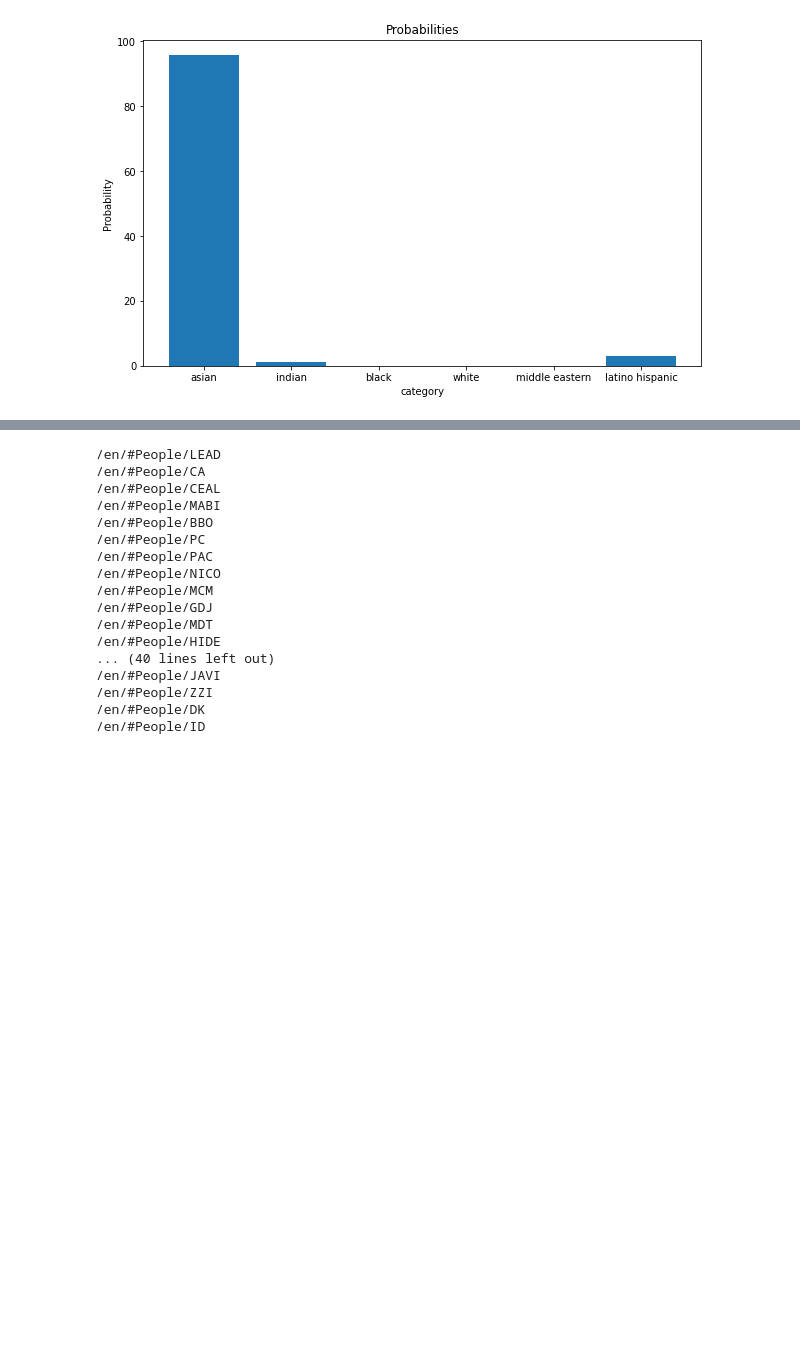
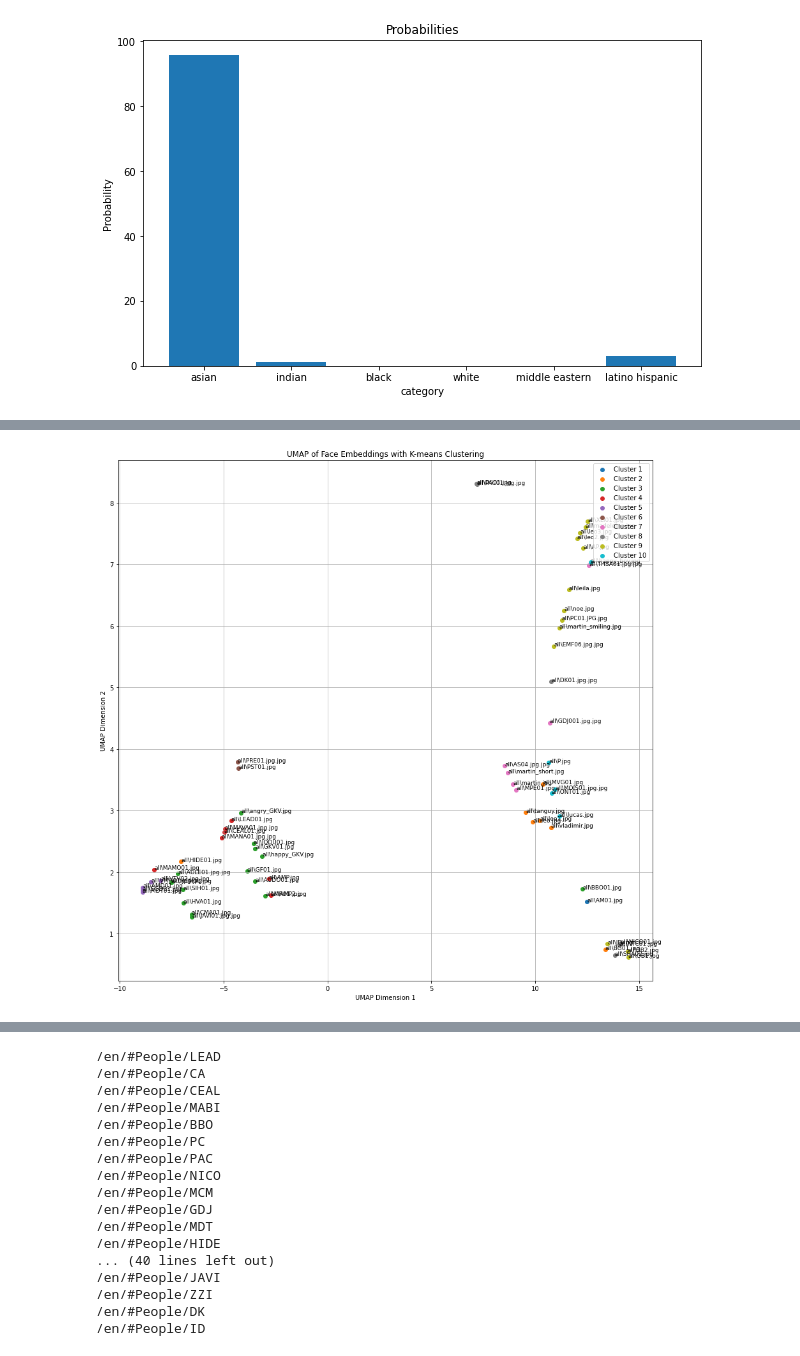
Before and after one commit to LoPezous/face_similarity, a Jupyter notebook: deep_face.ipynb, the cells around one changed output, grey strips where cells are left out. Drawn from its saved outputs; the diff is of its cells as text; code cells hidden in the pictures; blank space fills up the shorter version.

```diff
--- a/deep_face.ipynb
+++ b/deep_face.ipynb
@@ -112,0 +83,39 @@ Explained variance by component: [0.05551739 0.04821468]
+# %%
+#KMeans + UMAP
+import umap
+from sklearn.cluster import KMeans
+import matplotlib.pyplot as plt
+import numpy as np
+from sklearn.preprocessing import StandardScaler
+# Assuming you have all_embeddings and image_names ready from the previous steps
+all_embeddings = StandardScaler().fit_transform(all_embeddings)
+# Number of clusters for K-means
+k = 10  # Example value, adjust based on your data
+
+# Perform K-means clustering on the embeddings
+
+kmeans = KMeans(n_clusters=k, random_state=0).fit(all_embeddings)
+cluster_labels = kmeans.labels_
+
+# Perform UMAP dimensionality reduction
+reducer = umap.UMAP(random_state=42, metric = 'cosine', n_neighbors=3,  min_dist=0.1)
+reduced_embeddings = reducer.fit_transform(all_embeddings)
+
+# Plotting the reduced embeddings with cluster-based coloring
+plt.figure(figsize=(15, 15))
+for i in range(k):
+    cluster_points = reduced_embeddings[cluster_labels == i]
+    plt.scatter(cluster_points[:, 0], cluster_points[:, 1], label=f'Cluster {i+1}')
+
+# Add text labels for each point
+for i, name in enumerate(image_names):
+    plt.text(reduced_embeddings[i, 0], reduced_embeddings[i, 1], name, fontsize=9)
+
+plt.xlabel('UMAP Dimension 1')
+plt.ylabel('UMAP Dimension 2')
+plt.title('UMAP of Face Embeddings with K-means Clustering')
+plt.legend()
+plt.grid(True)
+plt.show()
+# %% [output]
+[figure, added]
```
Also changed, not shown: parts of 6 cells of this notebook.
